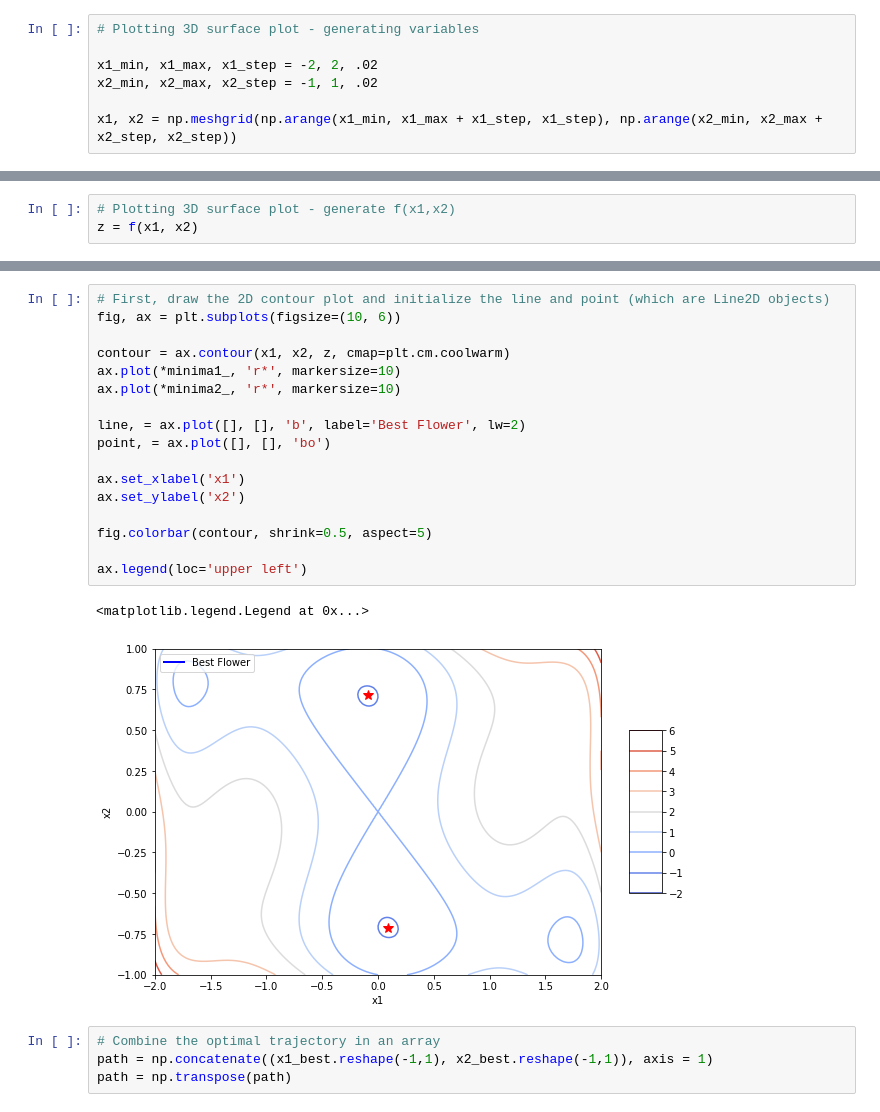
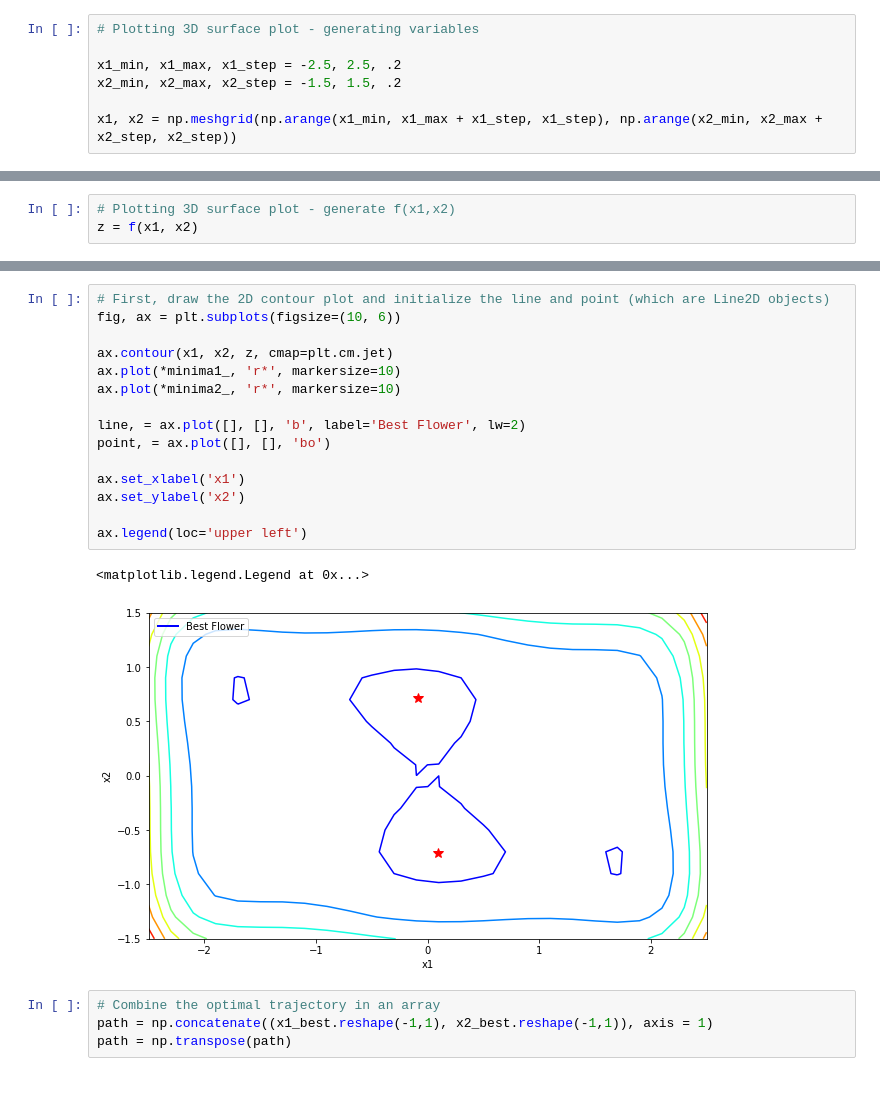
Before and after one commit to GilbertTjahjono/Flower_Pollination_Algorithm, a Jupyter notebook: Implementation_of_FPA.ipynb, the cells around one changed output, grey strips where cells are left out. Drawn from its saved outputs; the diff is of its cells as text.

```diff
--- a/Implementation_of_FPA.ipynb
+++ b/Implementation_of_FPA.ipynb
@@ -111,8 +106,8 @@ How close is your result? Try it again using more flowers and more generation to
 # %%
 # Plotting 3D surface plot - generating variables
 
-x1_min, x1_max, x1_step = -2, 2, .02
-x2_min, x2_max, x2_step = -1, 1, .02
+x1_min, x1_max, x1_step = -2.5, 2.5, .2
+x2_min, x2_max, x2_step = -1.5, 1.5, .2
 
 x1, x2 = np.meshgrid(np.arange(x1_min, x1_max + x1_step, x1_step), np.arange(x2_min, x2_max + x2_step, x2_step))
 # %%
@@ -156,23 +150,21 @@ plt.show()
 # %%
 # First, draw the 2D contour plot and initialize the line and point (which are Line2D objects)
 fig, ax = plt.subplots(figsize=(10, 6))
 
-contour = ax.contour(x1, x2, z, cmap=plt.cm.coolwarm)
+ax.contour(x1, x2, z, cmap=plt.cm.jet)
 ax.plot(*minima1_, 'r*', markersize=10)
 ax.plot(*minima2_, 'r*', markersize=10)
 
 line, = ax.plot([], [], 'b', label='Best Flower', lw=2)
 point, = ax.plot([], [], 'bo')
 
 ax.set_xlabel('x1')
 ax.set_ylabel('x2')
 
-fig.colorbar(contour, shrink=0.5, aspect=5)
-
 ax.legend(loc='upper left')
 # %% [output]
 <matplotlib.legend.Legend at 0x...>
-[figure, old version]
+[figure, new version]
 # %%
 # Combine the optimal trajectory in an array
 path = np.concatenate((x1_best.reshape(-1,1), x2_best.reshape(-1,1)), axis = 1)
```
Also changed, not shown: parts of 8 cells of this notebook.
